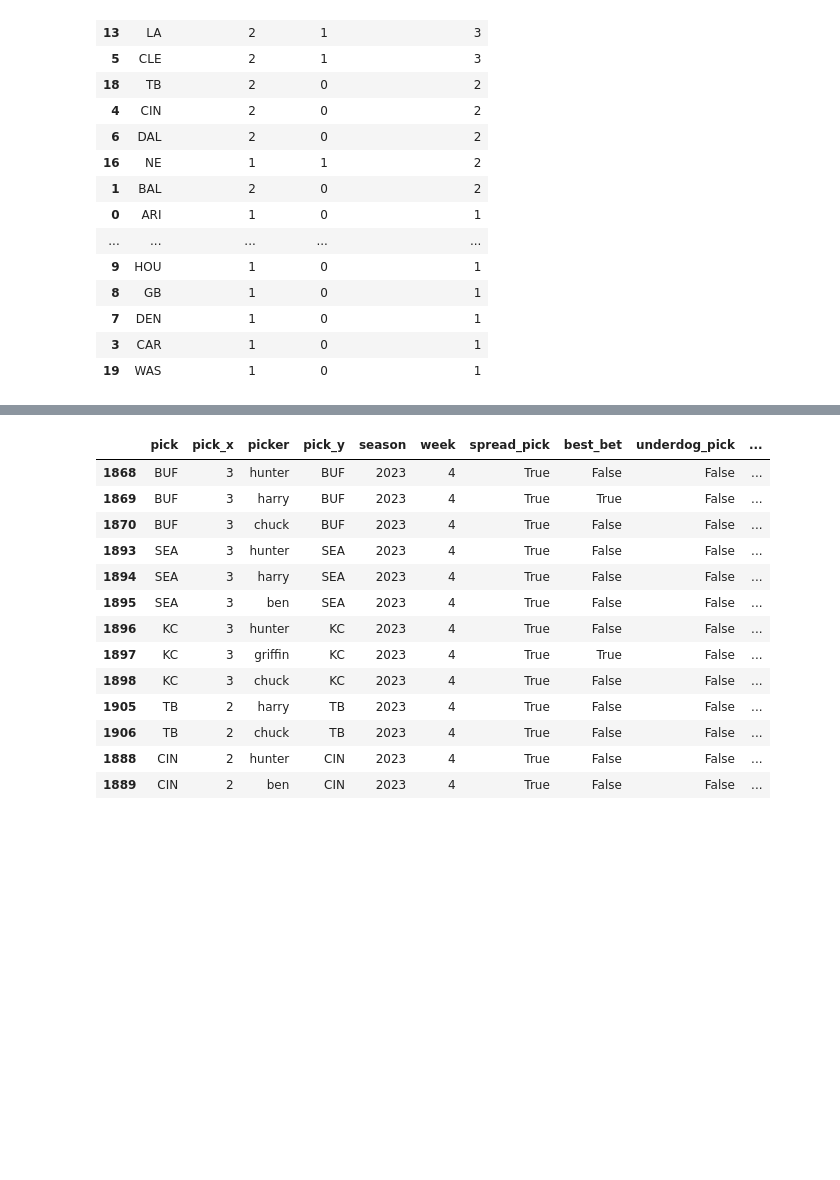
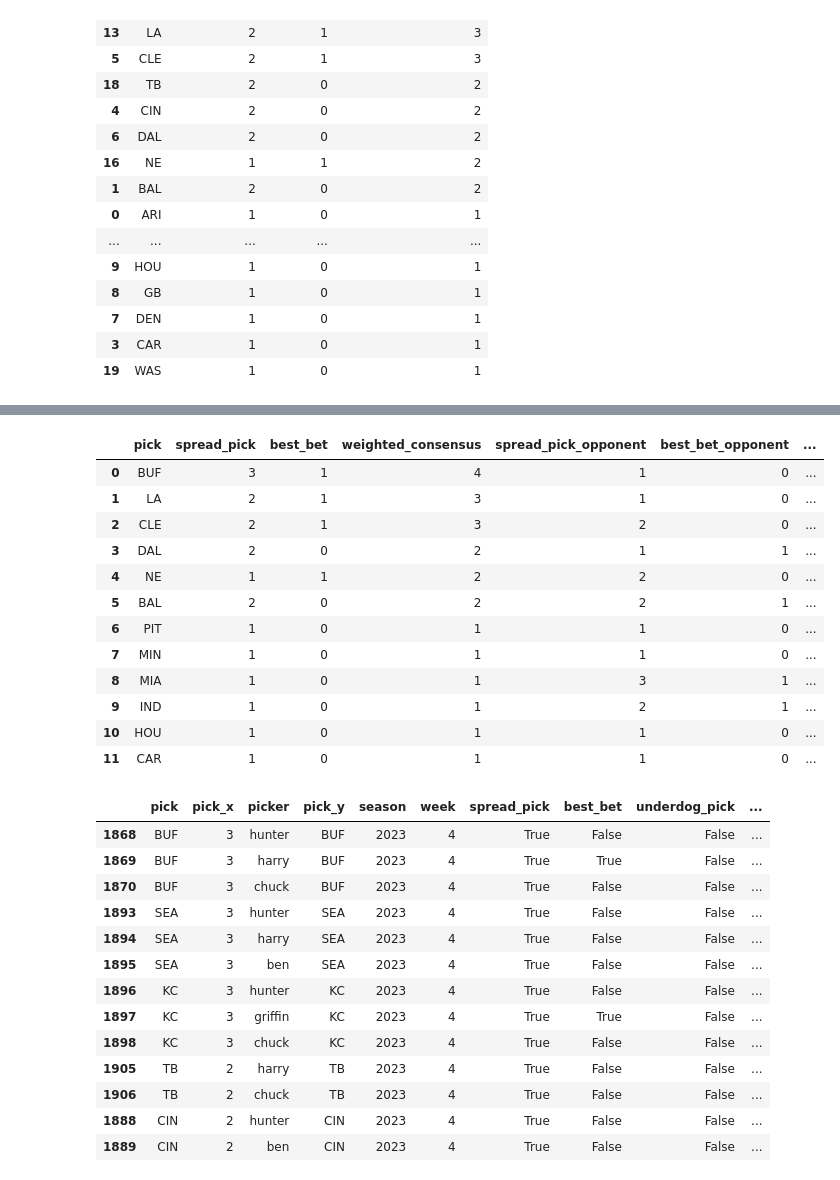
Before and after one commit to griffreichert/g-nfl, a Jupyter notebook: notebooks/homers-analysis.ipynb, the cells around one changed output, grey strips where cells are left out. Drawn from its saved outputs; the diff is of its cells as text; code cells hidden in the pictures; blank space fills up the shorter version.

Commit message:
consensus

```diff
--- a/notebooks/homers-analysis.ipynb
+++ b/notebooks/homers-analysis.ipynb
@@ -170,3 +189,23 @@ TypeError: import_schedules() got an unexpected keyword argument 'season'
+# %%
+opponent_dict = dict(**dict(zip(week_schedule['away_team'], week_schedule['home_team'])), **dict(zip(week_schedule['home_team'], week_schedule['away_team'])))
+consensus['opponent'] = consensus['pick'].map(opponent_dict)
+consensus = pd.merge(consensus, consensus[['spread_pick', 'best_bet', 'weighted_consensus', 'opponent']], left_on='pick', right_on='opponent', suffixes=("", '_opponent'))
+consensus = consensus.drop(columns=['opponent', 'pick_opponent'])
+consensus
+# %% [output]
+|  | pick | spread_pick | best_bet | weighted_consensus | spread_pick_opponent | best_bet_opponent | ... |
+| 0 | BUF | 3 | 1 | 4 | 1 | 0 | ... |
+| 1 | LA | 2 | 1 | 3 | 1 | 0 | ... |
+| 2 | CLE | 2 | 1 | 3 | 2 | 0 | ... |
+| 3 | DAL | 2 | 0 | 2 | 1 | 1 | ... |
+| 4 | NE | 1 | 1 | 2 | 2 | 0 | ... |
+| 5 | BAL | 2 | 0 | 2 | 2 | 1 | ... |
+| 6 | PIT | 1 | 0 | 1 | 1 | 0 | ... |
+| 7 | MIN | 1 | 0 | 1 | 1 | 0 | ... |
+| 8 | MIA | 1 | 0 | 1 | 3 | 1 | ... |
+| 9 | IND | 1 | 0 | 1 | 2 | 1 | ... |
+| 10 | HOU | 1 | 0 | 1 | 1 | 0 | ... |
+| 11 | CAR | 1 | 0 | 1 | 1 | 0 | ... |
 # %%
 pd.merge(consensus, individual, left_index=True, right_on='pick')
 # %% [output]
```
Also changed, not shown: parts of 2 cells of this notebook.
